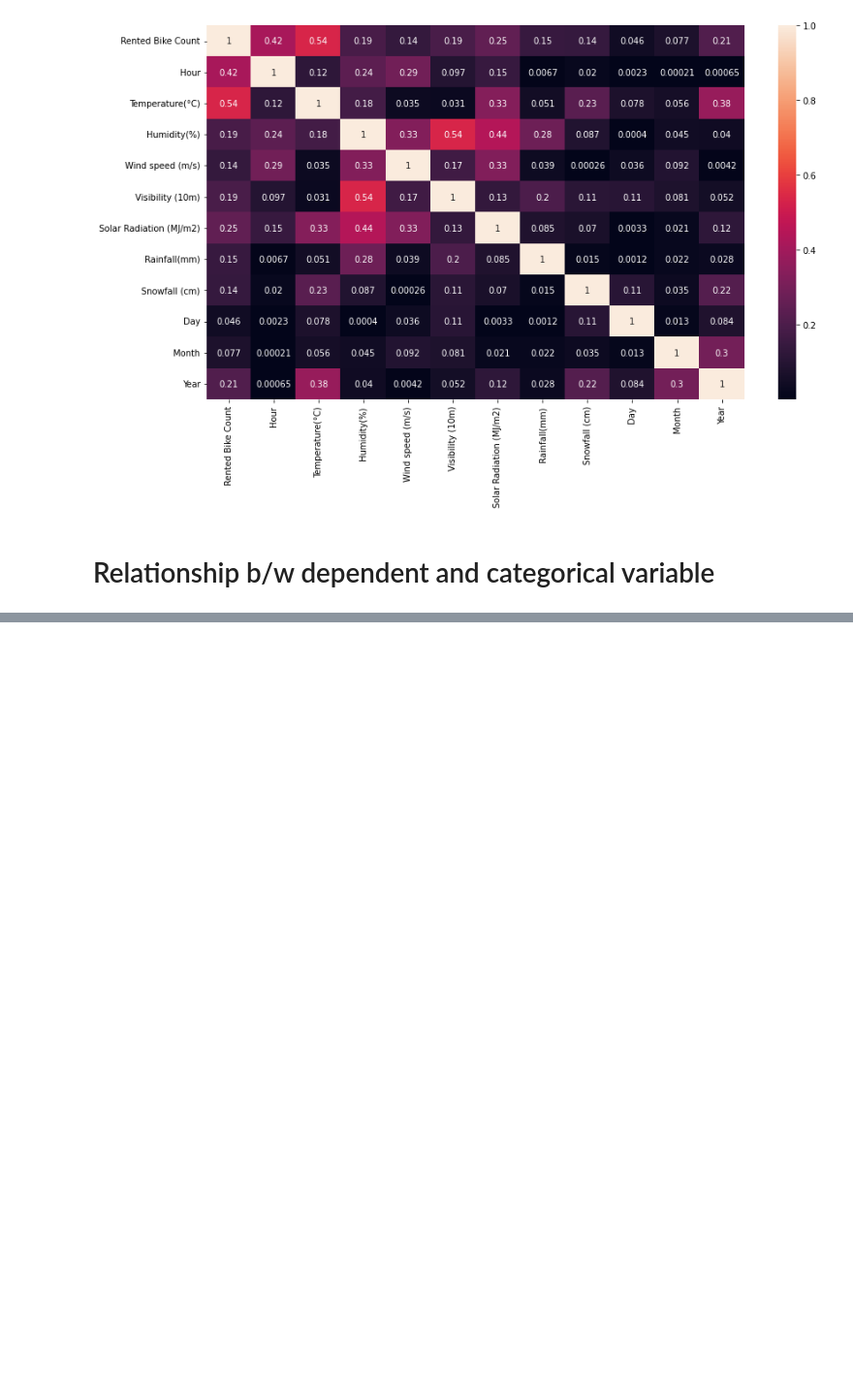
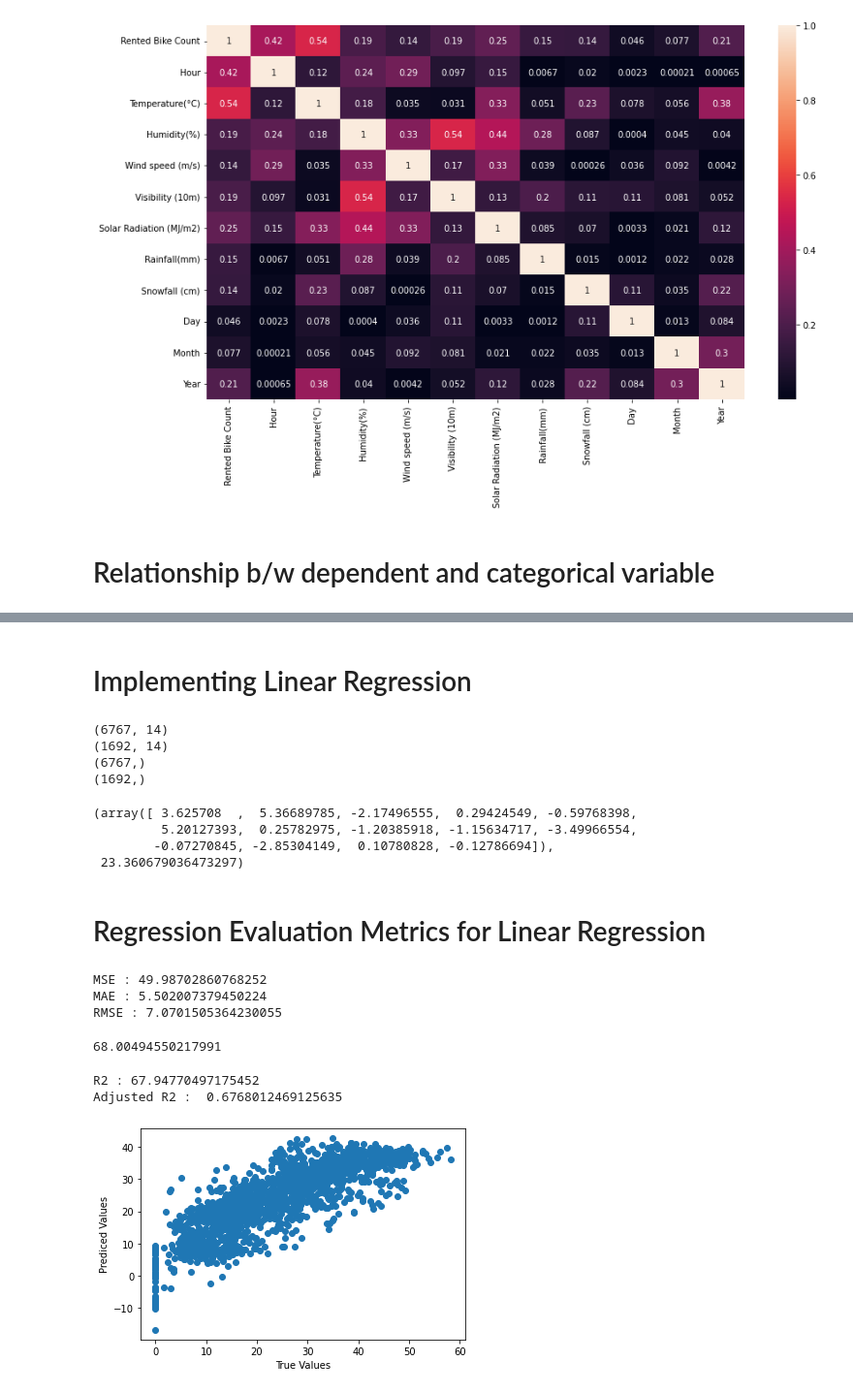
Before and after one commit to pranilthorat/Seoul-Bike-Sharing-Demand-Prediction, a Jupyter notebook: Github_for_capstone_project=2.ipynb, the cells around one changed output, grey strips where cells are left out. Shown at 97% size. Drawn from its saved outputs; the diff is of its cells as text; code cells hidden in the pictures; blank space fills up the shorter version.

```diff
--- a/Github_for_capstone_project=2.ipynb
+++ b/Github_for_capstone_project=2.ipynb
@@ -457,0 +551,26 @@ sns.heatmap(np.abs(df.corr()),annot=True)
+# %%
+y=np.sqrt(df['Rented Bike Count'])
+# %% [markdown]
+# Implementing Linear Regression
+# %%
+#Splitting the data for training and testing
+X_train, X_test, y_train, y_test = train_test_split( X,y , test_size = 0.2, random_state = 0)
+print(X_train.shape)
+print(X_test.shape)
+print(y_train.shape)
+print(y_test.shape)
+# %% [output]
+(6767, 14)
+(1692, 14)
+(6767,)
+(1692,)
+# %%
+#Fitting Linear Regression model
+reg = LinearRegression().fit(X_train, y_train)
+# %%
+reg.coef_,reg.intercept_
+# %% [output]
+(array([ 3.625708  ,  5.36689785, -2.17496555,  0.29424549, -0.59768398,
+         5.20127393,  0.25782975, -1.20385918, -1.15634717, -3.49966554,
+        -0.07270845, -2.85304149,  0.10780828, -0.12786694]),
+ 23.360679036473297)
@@ -457,0 +580,42 @@ sns.heatmap(np.abs(df.corr()),annot=True)
+# %%
+#Predicting on testing dataset
+y_pred = reg.predict(X_test)
+# %% [markdown]
+# Regression Evaluation Metrics for Linear Regression
+# %%
+from sklearn.metrics import mean_squared_error
+from sklearn.metrics import mean_absolute_error
+#Calculating MSE, MAE and RMSE
+MSE  = mean_squared_error(y_test,y_pred)
+print("MSE :" , MSE)
+
+MAE=mean_absolute_error(y_test,y_pred)
+print("MAE :" ,MAE)
+
+RMSE = np.sqrt(MSE)
+print("RMSE :" ,RMSE)
+# %% [output]
+MSE : 49.98702860768252
+MAE : 5.502007379450224
+RMSE : 7.0701505364230055
+# %%
+#R square
+r2_lin_train = r2_score(y_train,y_pred_train)*100
+r2_lin_train
+# %% [output]
+68.00494550217991
+# %%
+#R square & Adjusted R square
+r2 = r2_score(y_test,y_pred)*100
+print("R2 :" ,r2)
+print("Adjusted R2 : ",1-(1-r2_score(y_test,y_pred))*(X_test.shape[0]-1)/(X_test.shape[0]-X_test.shape[1]-1))
+# %% [output]
+R2 : 67.94770497175452
+Adjusted R2 :  0.6768012469125635
+# %%
+#Analysing Predicted & True Values
+plt.scatter(y_test,y_pred)
+plt.xlabel('True Values'), plt.ylabel('Prediced Values')
+plt.show()
+# %% [output]
+[figure, added]
```
Also changed, not shown: parts of 34 cells of this notebook.
